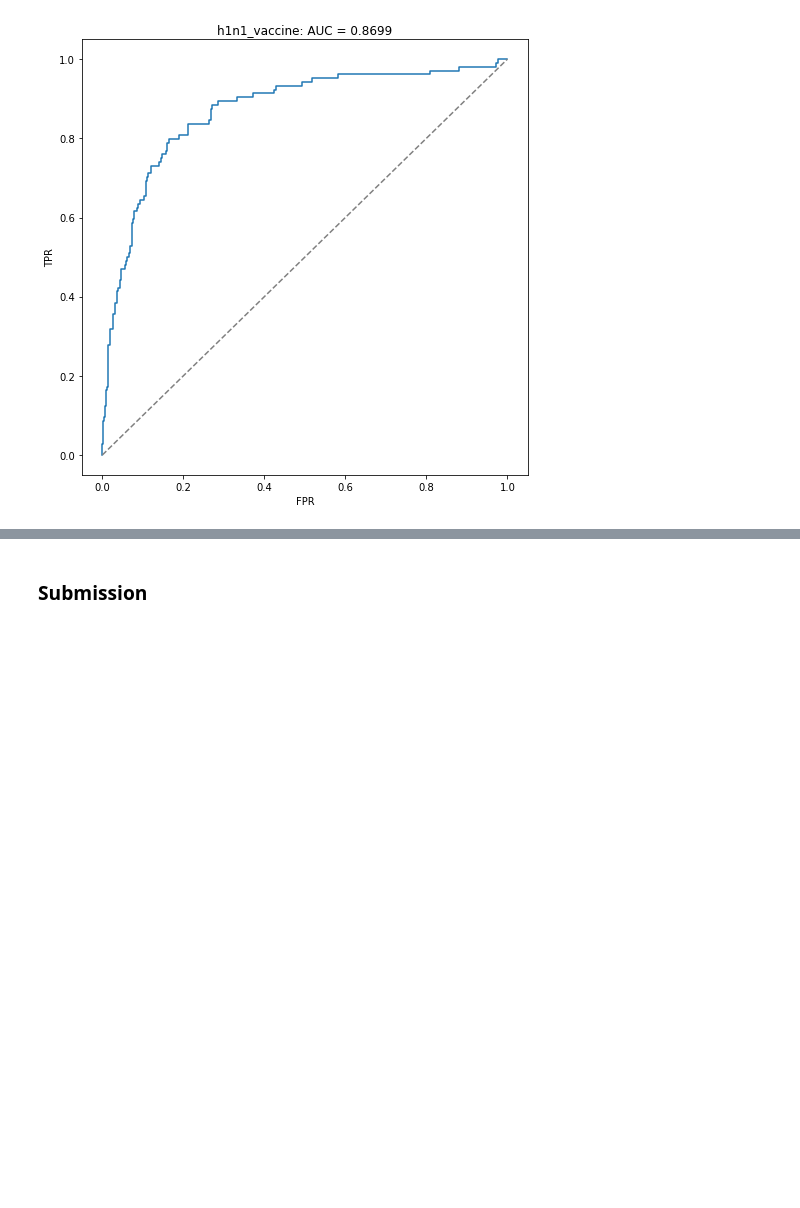
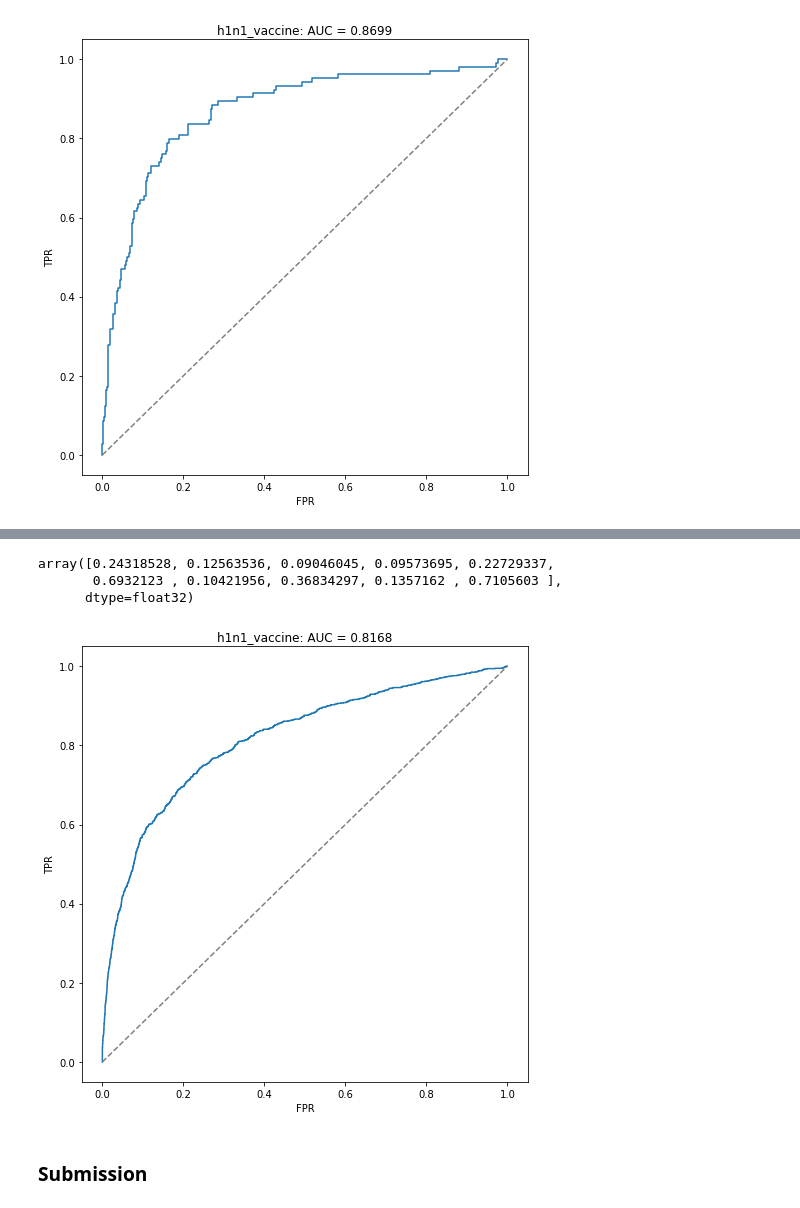
Before and after one commit to fabianlae/Predict-H1N1-and-Seasonal-Flu-Vaccines, a Jupyter notebook: Flushot_Analytics.ipynb, the cells around one changed output, grey strips where cells are left out. Saved outputs shown, nothing was run; the diff lists cells and outputs as text; code cells hidden in the pictures; blank space fills up the shorter version.

```diff
--- a/Flushot_Analytics.ipynb
+++ b/Flushot_Analytics.ipynb
@@ -231,7 +231,7 @@ def preproc(features, imputation=True, OHE=True):
   if OHE:
     # One Hot Encode categorical values
     enc = OneHotEncoder(handle_unknown='ignore')
-    enc.fit(features_array_obj)
+    enc.fit(features_obj_array)
     encoded_features_array = enc.transform(features_obj_array).toarray()
     # merge categorical and numerical data
     final_features_array = np.column_stack((features_num_array, encoded_features_array))
@@ -408,3 +549,29 @@ fig.tight_layout()
+# %%
+XGBR_h1n1_pred = GBR_h1n1.predict(X_eval_h1n1)
+XGBR_seasonal_pred = GBR_seasonal.predict(X_eval_seasonal)
+XGBR_h1n1_pred[:10]
+# %% [output]
+array([0.24318528, 0.12563536, 0.09046045, 0.09573695, 0.22729337,
+       0.6932123 , 0.10421956, 0.36834297, 0.1357162 , 0.7105603 ],
+      dtype=float32)
+# %%
+fig, ax = plt.subplots(1, 1, figsize=(7, 7))
+
+plot_roc(
+    y_eval_h1n1,
+    XGBR_h1n1_pred,
+    'h1n1_vaccine',
+    ax=ax
+)
+# plot_roc(
+#     y_eval['seasonal_vaccine'],
+#     y_preds['seasonal_vaccine'],
+#     'seasonal_vaccine',
+#     ax=ax[1]
+# )
+fig.tight_layout()
+# %% [output]
+[figure, added]
 # %% [markdown]
 ### Submission
 # %%
```
Also changed, not shown: parts of 11 cells of this notebook.
